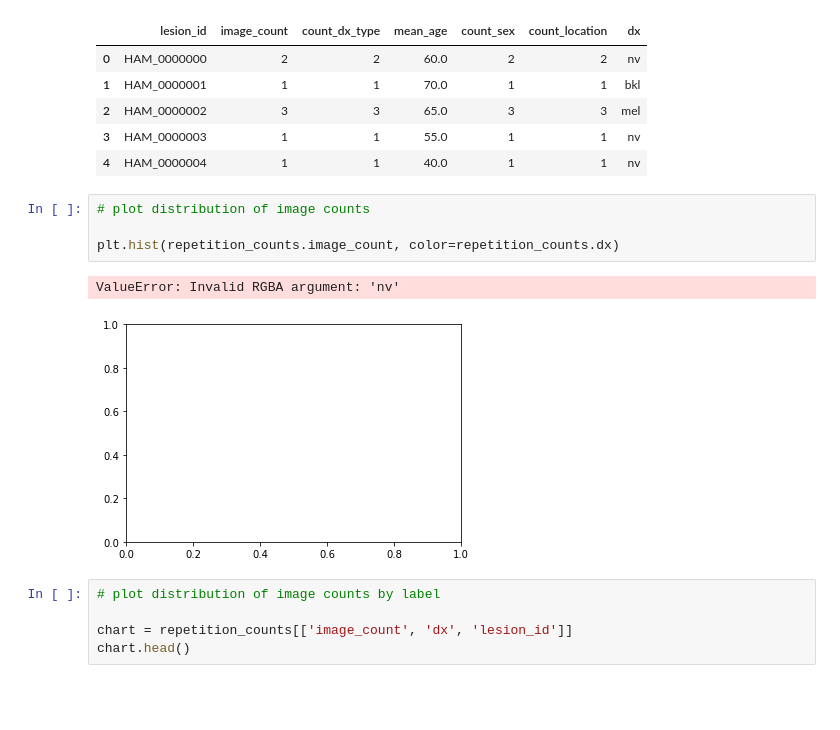
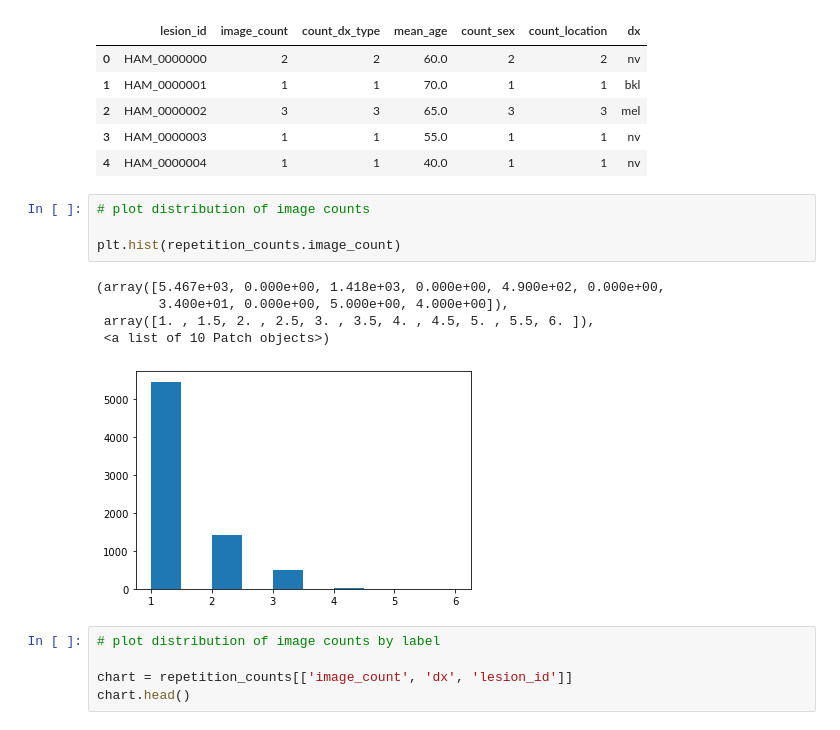
Before and after one commit to cecyprice/skin_lesion_detection, a Jupyter notebook: notebooks/cecyprice_notebook.ipynb, the cells around one changed output. Saved outputs shown, nothing was run; the diff lists cells and outputs as text; blank space fills up the shorter version.

```diff
--- a/notebooks/cecyprice_notebook.ipynb
+++ b/notebooks/cecyprice_notebook.ipynb
@@ -162,10 +181,13 @@ repetition_counts.head()
 # %%
 # plot distribution of image counts
 
-plt.hist(repetition_counts.image_count, color=repetition_counts.dx)
+plt.hist(repetition_counts.image_count)
 # %% [output]
-ValueError: Invalid RGBA argument: 'nv'
+(array([5.467e+03, 0.000e+00, 1.418e+03, 0.000e+00, 4.900e+02, 0.000e+00,
+        3.400e+01, 0.000e+00, 5.000e+00, 4.000e+00]),
+ array([1. , 1.5, 2. , 2.5, 3. , 3.5, 4. , 4.5, 5. , 5.5, 6. ]),
+ <a list of 10 Patch objects>)
-[figure, old version]
+[figure, new version]
 # %%
 # plot distribution of image counts by label
 
```
Also changed, not shown: parts of 1 cell of this notebook, 1 other file.
